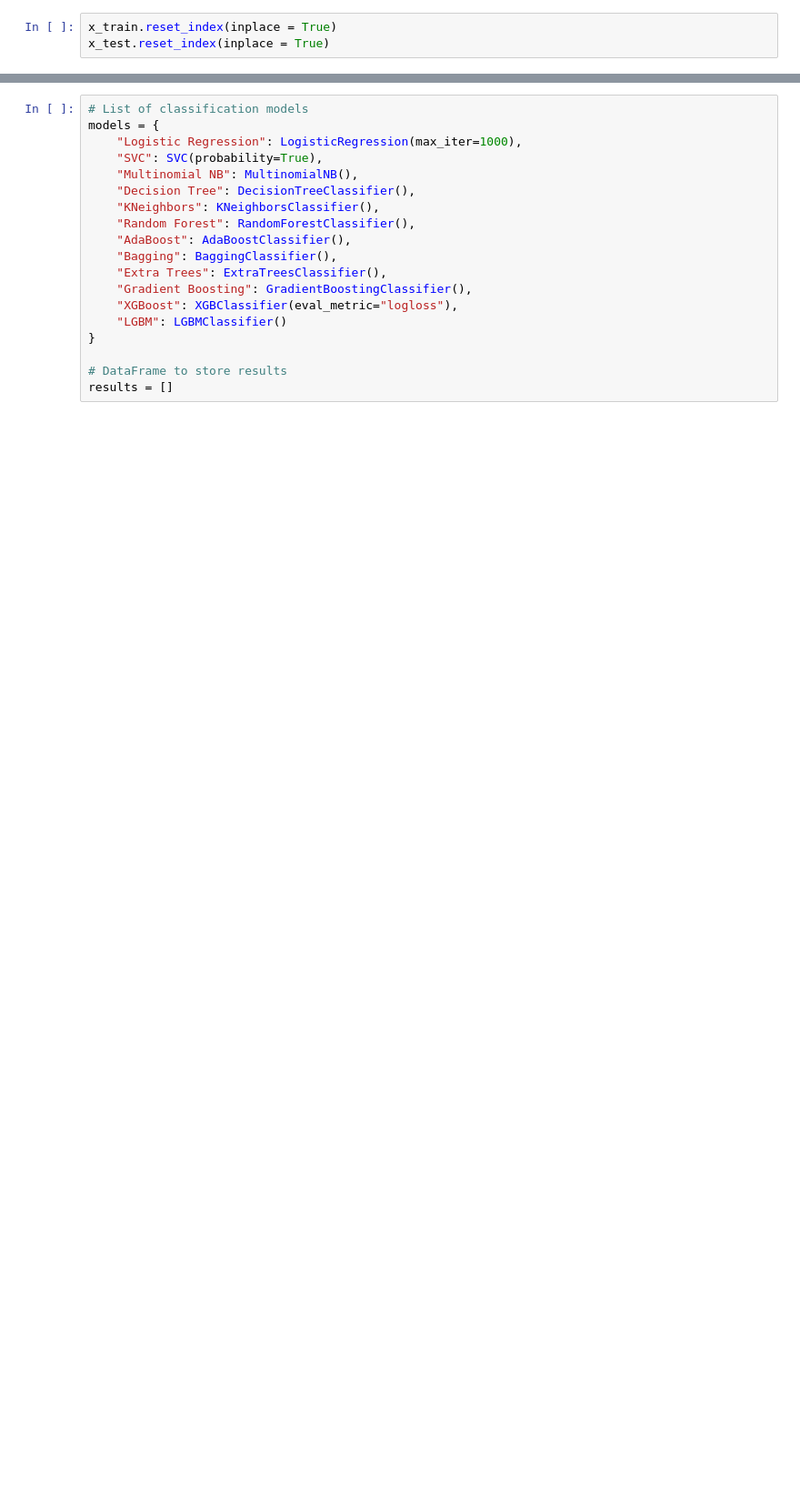
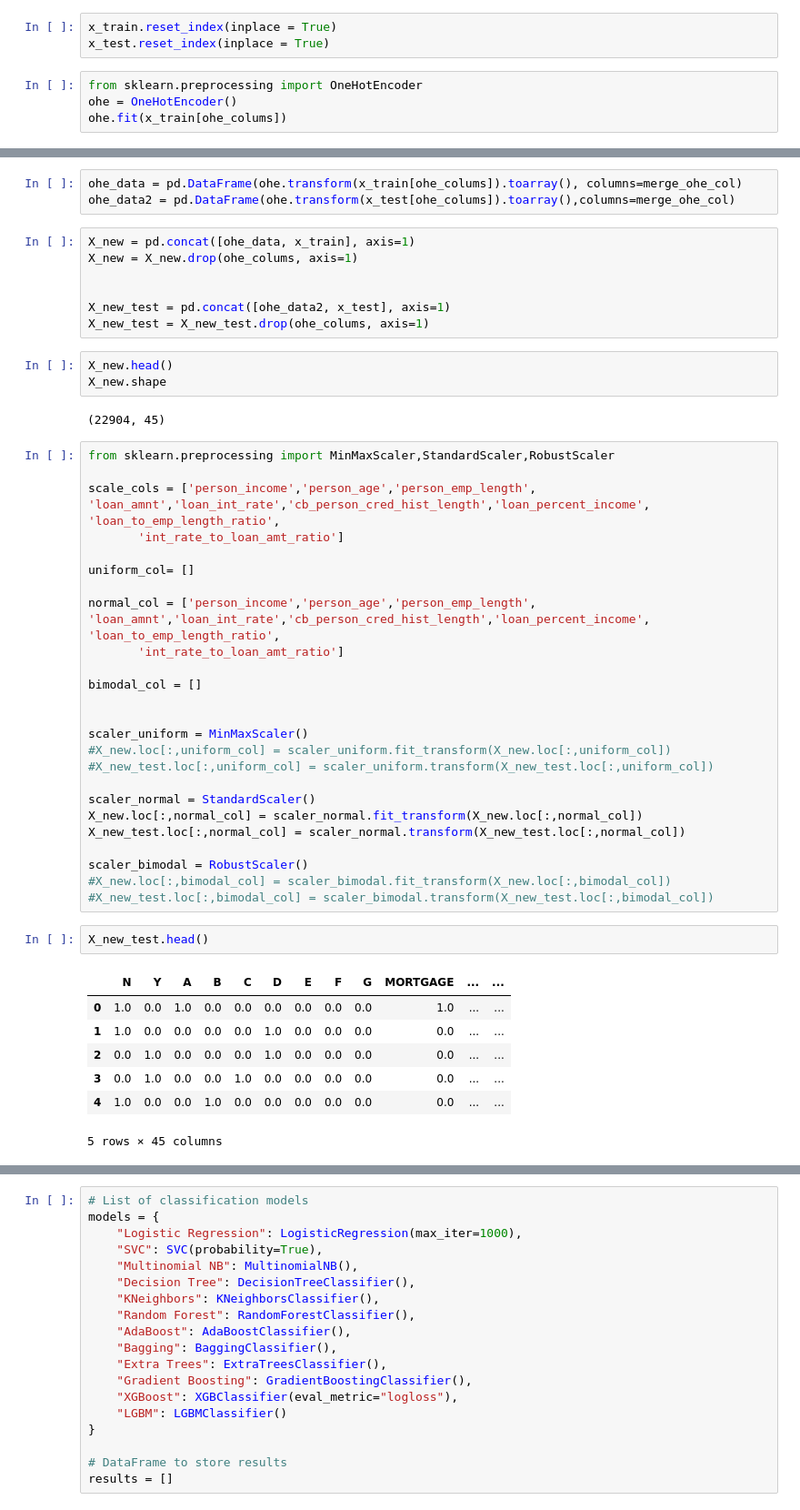
Before and after one commit to Oishi151/Credit-Risk-Evaluation, a Jupyter notebook: Code.ipynb, the cells around one changed output, grey strips where cells are left out. Shown at 91% size. Saved outputs shown, nothing was run; the diff lists cells and outputs as text; blank space fills up the shorter version.

```diff
--- a/Code.ipynb
+++ b/Code.ipynb
@@ -474,3 +465,7 @@ print(x_train.shape,x_test.shape)
 # %%
 x_train.reset_index(inplace = True)
 x_test.reset_index(inplace = True)
+# %%
+from sklearn.preprocessing import OneHotEncoder
+ohe = OneHotEncoder()
+ohe.fit(x_train[ohe_colums])
@@ -477,3 +503,53 @@ x_test.reset_index(inplace = True)
+# %%
+ohe_data = pd.DataFrame(ohe.transform(x_train[ohe_colums]).toarray(), columns=merge_ohe_col)
+ohe_data2 = pd.DataFrame(ohe.transform(x_test[ohe_colums]).toarray(),columns=merge_ohe_col)
+# %%
+X_new = pd.concat([ohe_data, x_train], axis=1)
+X_new = X_new.drop(ohe_colums, axis=1)
+
+
+X_new_test = pd.concat([ohe_data2, x_test], axis=1)
+X_new_test = X_new_test.drop(ohe_colums, axis=1)
+# %%
+X_new.head()
+X_new.shape
+# %% [output]
+(22904, 45)
+# %%
+from sklearn.preprocessing import MinMaxScaler,StandardScaler,RobustScaler
+
+scale_cols = ['person_income','person_age','person_emp_length', 'loan_amnt','loan_int_rate','cb_person_cred_hist_length','loan_percent_income', 'loan_to_emp_length_ratio',
+       'int_rate_to_loan_amt_ratio']
+
+uniform_col= []
+
+normal_col = ['person_income','person_age','person_emp_length', 'loan_amnt','loan_int_rate','cb_person_cred_hist_length','loan_percent_income', 'loan_to_emp_length_ratio',
+       'int_rate_to_loan_amt_ratio']
+
+bimodal_col = []
+
+
+scaler_uniform = MinMaxScaler()
+#X_new.loc[:,uniform_col] = scaler_uniform.fit_transform(X_new.loc[:,uniform_col])
+#X_new_test.loc[:,uniform_col] = scaler_uniform.transform(X_new_test.loc[:,uniform_col])
+
+scaler_normal = StandardScaler()
+X_new.loc[:,normal_col] = scaler_normal.fit_transform(X_new.loc[:,normal_col])
+X_new_test.loc[:,normal_col] = scaler_normal.transform(X_new_test.loc[:,normal_col])
+
+scaler_bimodal = RobustScaler()
+#X_new.loc[:,bimodal_col] = scaler_bimodal.fit_transform(X_new.loc[:,bimodal_col])
+#X_new_test.loc[:,bimodal_col] = scaler_bimodal.transform(X_new_test.loc[:,bimodal_col])
+# %%
+X_new_test.head()
+# %% [output]
+|  | N | Y | A | B | C | D | E | F | G | MORTGAGE | ... | ... |
+| 0 | 1.0 | 0.0 | 1.0 | 0.0 | 0.0 | 0.0 | 0.0 | 0.0 | 0.0 | 1.0 | ... | ... |
+| 1 | 1.0 | 0.0 | 0.0 | 0.0 | 0.0 | 1.0 | 0.0 | 0.0 | 0.0 | 0.0 | ... | ... |
+| 2 | 0.0 | 1.0 | 0.0 | 0.0 | 0.0 | 1.0 | 0.0 | 0.0 | 0.0 | 0.0 | ... | ... |
+| 3 | 0.0 | 1.0 | 0.0 | 0.0 | 1.0 | 0.0 | 0.0 | 0.0 | 0.0 | 0.0 | ... | ... |
+| 4 | 1.0 | 0.0 | 0.0 | 1.0 | 0.0 | 0.0 | 0.0 | 0.0 | 0.0 | 0.0 | ... | ... |
+5 rows × 45 columns
 # %%
 from sklearn.linear_model import LinearRegression
 from sklearn.svm import SVC
```
Also changed, not shown: parts of 18 cells of this notebook.
